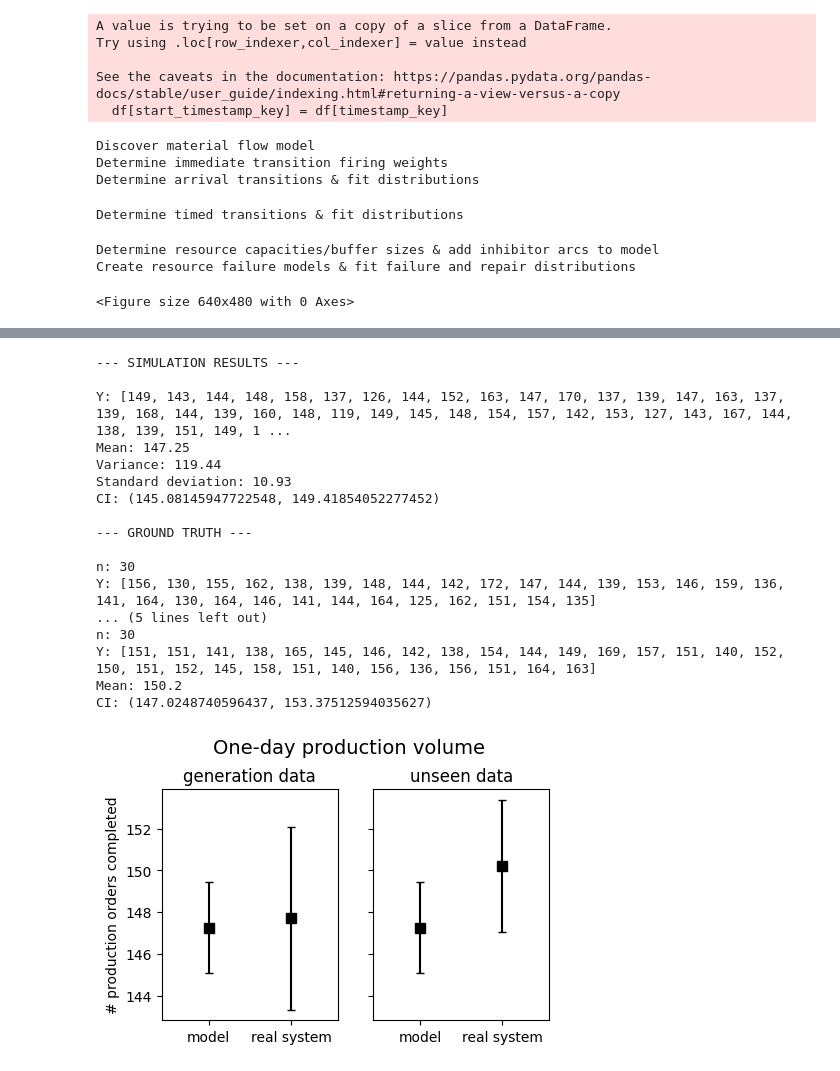
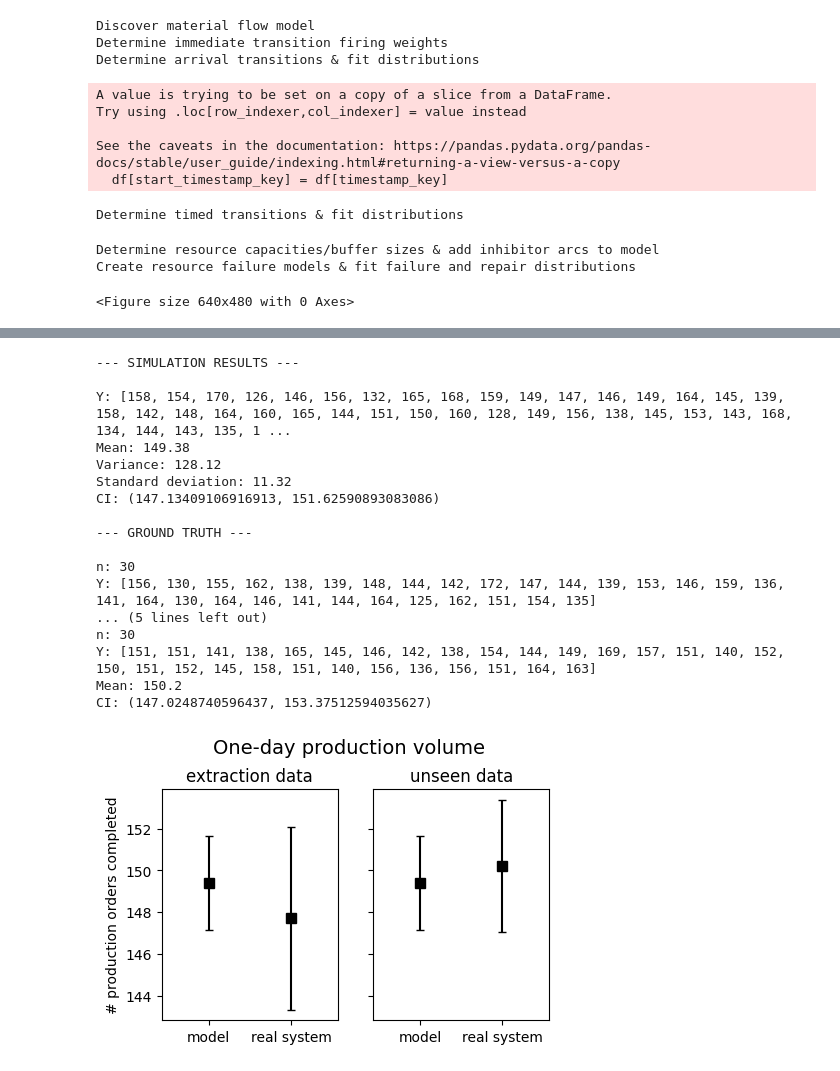
Before and after one commit to jo-chr/ddra, a Jupyter notebook: cs_two_station.ipynb, the cells around one changed output, grey strips where cells are left out. Drawn from its saved outputs; the diff is of its cells as text; code cells hidden in the pictures.

```diff
--- a/cs_two_station.ipynb
+++ b/cs_two_station.ipynb
@@ -17,17 +17,17 @@ state_log = pd.read_csv('raw_data/cs_two_station/state_log.csv', sep=";", parse_
 event_log_unseen = pd.read_csv('raw_data/cs_two_station/event_log_unseen.csv', sep=";", converters={"order_id":str}, parse_dates=["timestamp"], dayfirst=True)
 state_log_unseen = pd.read_csv('raw_data/cs_two_station/state_log_unseen.csv', sep=";", parse_dates=["timestamp"], dayfirst=True)
 # %%
-mg = ModelGenerator(event_log, state_log, config)
-rel_model = mg.generate_model()
+mg = ModelExtractor(event_log, state_log, config)
+rel_model = mg.extract_model()
 # %% [output]
-A value is trying to be set on a copy of a slice from a DataFrame.
-Try using .loc[row_indexer,col_indexer] = value instead
-
-See the caveats in the documentation: https://pandas.pydata.org/pandas-docs/stable/user_guide/indexing.html#returning-a-view-versus-a-copy
-  df[start_timestamp_key] = df[timestamp_key]
+Discover material flow model
+Determine immediate transition firing weights
+Determine arrival transitions & fit distributions
-Discover material flow model
-Determine immediate transition firing weights
-Determine arrival transitions & fit distributions
+A value is trying to be set on a copy of a slice from a DataFrame.
+Try using .loc[row_indexer,col_indexer] = value instead
+
+See the caveats in the documentation: https://pandas.pydata.org/pandas-docs/stable/user_guide/indexing.html#returning-a-view-versus-a-copy
+  df[start_timestamp_key] = df[timestamp_key]
 Determine timed transitions & fit distributions
 Determine resource capacities/buffer sizes & add inhibitor arcs to model
 Create resource failure models & fit failure and repair distributions
@@ -46,11 +46,11 @@ ci, y_mean, gt_ci, gt_mean, gt_ci_unseen, gt_mean_unseen = mv.validate_model(nr_
 # %% [output]
 --- SIMULATION RESULTS ---
 
-Y: [149, 143, 144, 148, 158, 137, 126, 144, 152, 163, 147, 170, 137, 139, 147, 163, 137, 139, 168, 144, 139, 160, 148, 119, 149, 145, 148, 154, 157, 142, 153, 127, 143, 167, 144, 138, 139, 151, 149, 1 ...
-Mean: 147.25
-Variance: 119.44
-Standard deviation: 10.93
-CI: (145.08145947722548, 149.41854052277452)
+Y: [158, 154, 170, 126, 146, 156, 132, 165, 168, 159, 149, 147, 146, 149, 164, 145, 139, 158, 142, 148, 164, 160, 165, 144, 151, 150, 160, 128, 149, 156, 138, 145, 153, 143, 168, 134, 144, 143, 135, 1 ...
+Mean: 149.38
+Variance: 128.12
+Standard deviation: 11.32
+CI: (147.13409106916913, 151.62590893083086)
 
 --- GROUND TRUTH ---
 
@@ -64,29 +64,29 @@ CI: (147.0248740596437, 153.37512594035627)
 # %%
 fig, (ax1, ax2) = plt.subplots(1, 2, figsize=(5, 3), sharey=True)
 fig.suptitle('One-day production volume', fontsize=14, y=1.05)
 
 ax1.set_xlim(right = 3, left = 0)
 ax1.set_xticks([0.8, 2.2], ['model', 'real system'])
-ax1.set_title("generation data")
+ax1.set_title("extraction data")
 ax1.set_ylabel("# production orders completed")
 
 ax1.errorbar(x=0.8,y=y_mean,yerr=(ci[1]-ci[0])/2,color="black", capsize=3,linestyle="None",
              marker="s", markersize=7, mfc="black", mec="black")
 ax1.errorbar(x=2.2,y=gt_mean,yerr=(gt_ci[1]-gt_ci[0])/2,color="black", capsize=3,linestyle="None",
              marker="s", markersize=7, mfc="black", mec="black")
 
 ax2.set_xlim(right = 3, left = 0)
 ax2.set_xticks([0.8, 2.2], ['model', 'real system'])
 ax2.set_title("unseen data")
 
 ax2.errorbar(x=0.8,y=y_mean,yerr=(ci[1]-ci[0])/2,color="black", capsize=3,linestyle="None",
              marker="s", markersize=7, mfc="black", mec="black")
 ax2.errorbar(x=2.2,y=gt_mean_unseen,yerr=(gt_ci_unseen[1]-gt_ci_unseen[0])/2,color="black", capsize=3,linestyle="None",
              marker="s", markersize=7, mfc="black", mec="black")
 
 #fig.savefig("validation1.pdf", format="pdf", bbox_inches="tight")
 # %% [output]
-[figure, old version]
+[figure, new version]
 # %%
 ci_downtime, y_mean_downtime, gt_ci_downtime, gt_mean_downtime, gt_ci_downtime_unseen, gt_mean_downtime_unseen = mv.validate_model(nr_replications=100, time = 1440, results_transition=["repair_agv1","repair_agv2","repair_cell1","repair_cell2"], kpi="resource downtime")
 # %% [output]
```
Also changed, not shown: parts of 4 cells of this notebook.
